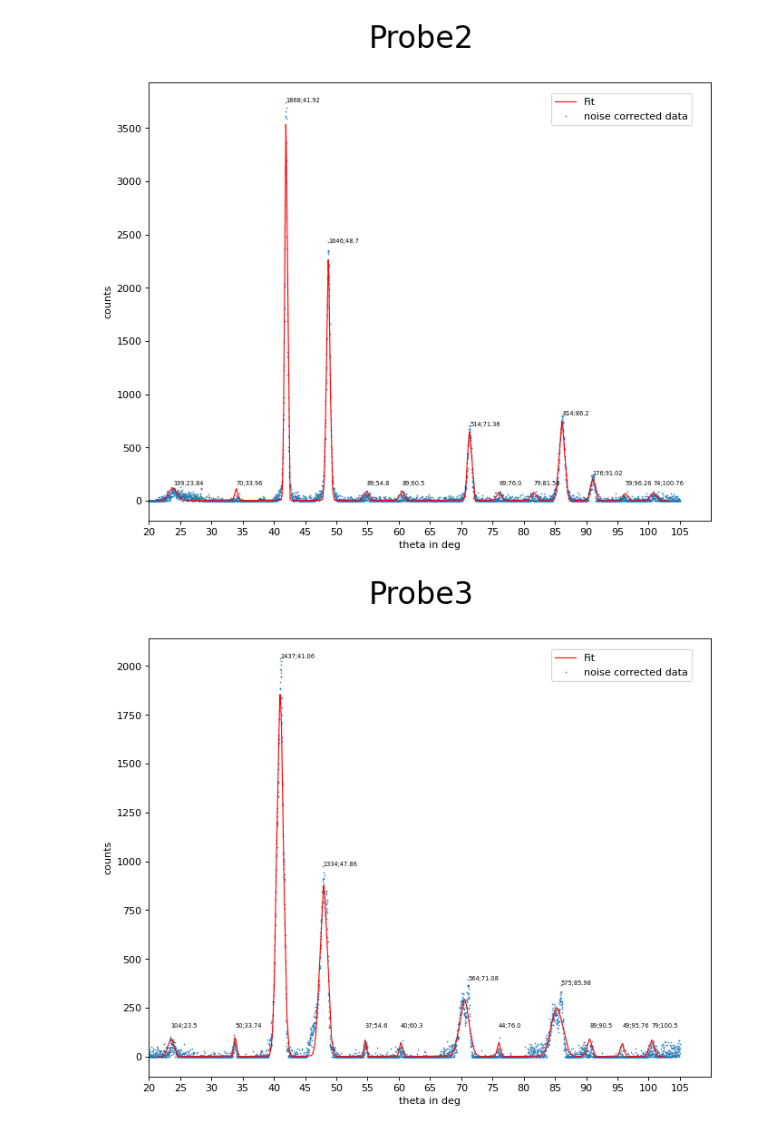
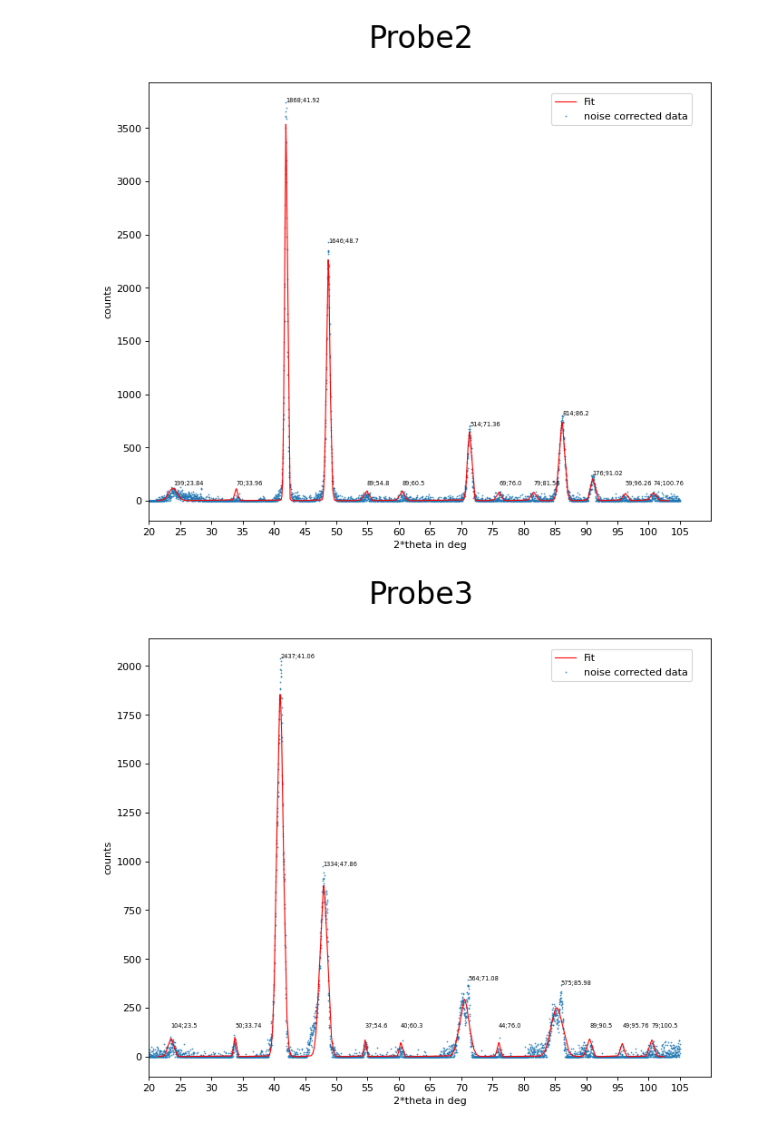
Before and after one commit to PI0nk/Praktikum-test, a Jupyter notebook: B 2.2/Messdaten/Auswertungsskripte/Röntgendifraktometrie.ipynb, the cells around one changed output. Saved outputs shown, nothing was run; the diff lists cells and outputs as text; code cells hidden in the pictures.

```diff
--- a/B 2.2/Messdaten/Auswertungsskripte/Röntgendifraktometrie.ipynb
+++ b/B 2.2/Messdaten/Auswertungsskripte/Röntgendifraktometrie.ipynb
@@ -155,33 +153,33 @@ for name in measurements:
 
 
 
     for i in range(len(rbs)):
         peak_s.append(peaks[i])
         pop,pco = scp.optimize.curve_fit(gauss,theta[lbs[i]:rbs[i]],intensity_new[lbs[i]:rbs[i]],p0=[2*intensity_new[peaks[i]],4,theta[peaks[i]]])
         fit_x = np.concatenate((fit_x,theta[lbs[i]:rbs[i]]))
         fit_y = np.concatenate((fit_y,[gauss(x,*pop) for x in theta[lbs[i]:rbs[i]]]))
         ingr = scp.integrate.quad(lambda x: gauss(x,*pop),theta[lbs[i]],theta[rbs[i]])
         int_s.append(ingr[0])
         #ax.annotate(str(int(ingr[0]))+"   "+str(theta[peaks[i]]),(theta[peaks[i]],intensity_new[peaks[i]]))
 
     fit_x, fit_y = sort(fit_x,fit_y)
 
     h_old = 200
     for i in range(len(int_s)):
         h = intensity_new[int(peak_s[i])]
         if h < 150:
             h = 150
         ax.annotate(str(int(int_s[i]))+";"+str(theta[int(peak_s[i])]),(theta[int(peak_s[i])],h),fontsize=6)
         h_old = h
 
 
     ax.plot(fit_x,fit_y,color='red',linewidth=1,label="Fit")
-    ax.set(xlabel="theta in deg",ylabel="counts")
+    ax.set(xlabel="2*theta in deg",ylabel="counts")
     fig.legend(loc=(0.72,0.8))
     #ax.set_ylim()
     ax.set_xlim(a,b)
     plt.xticks(np.arange(a,b,5))
     fig.savefig(name+".pdf",format="pdf")
 # %% [output]
-[figure, old version]
+[figure, new version]
-[figure, old version]
+[figure, new version]
```
Also changed, not shown: parts of 2 cells of this notebook, 12 other files.
